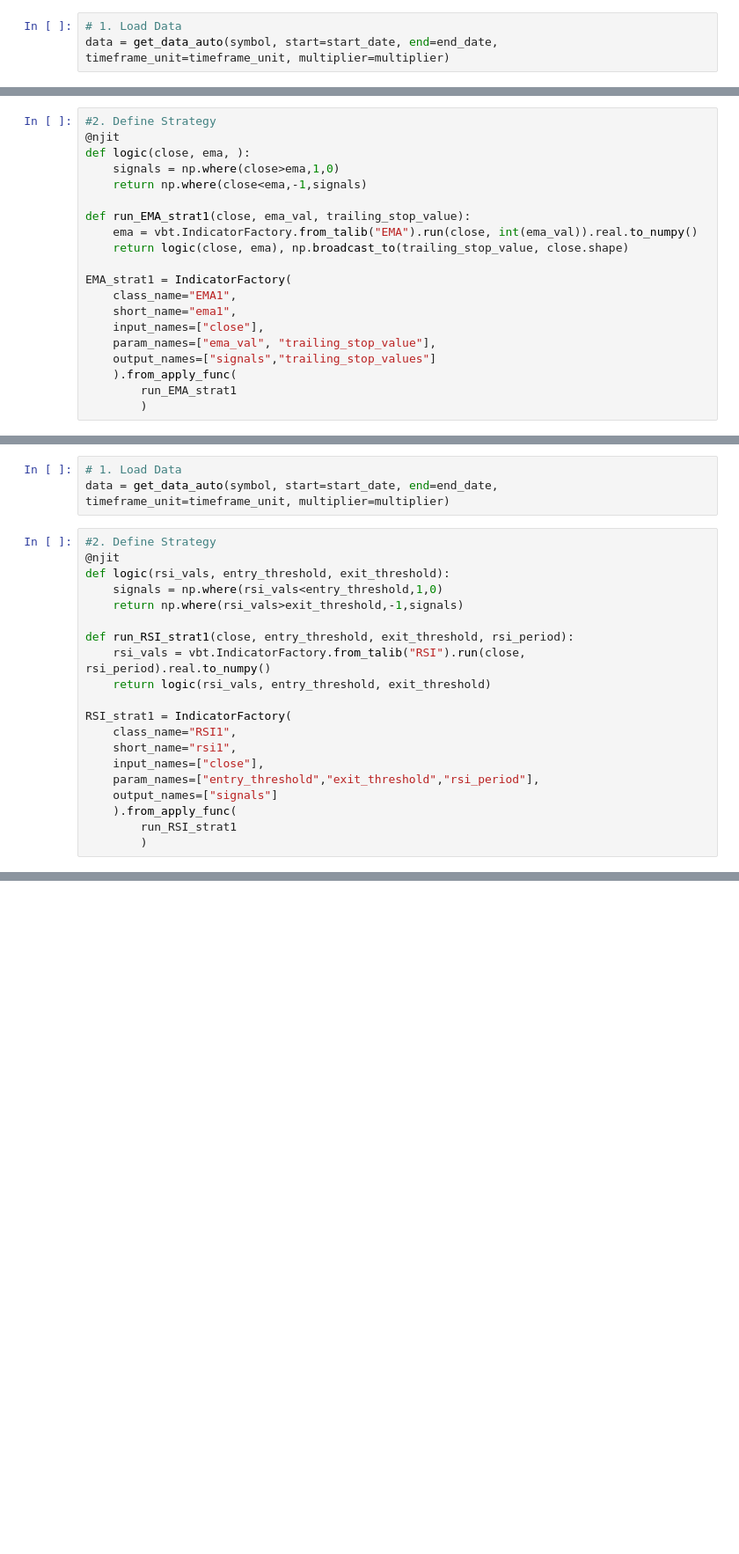
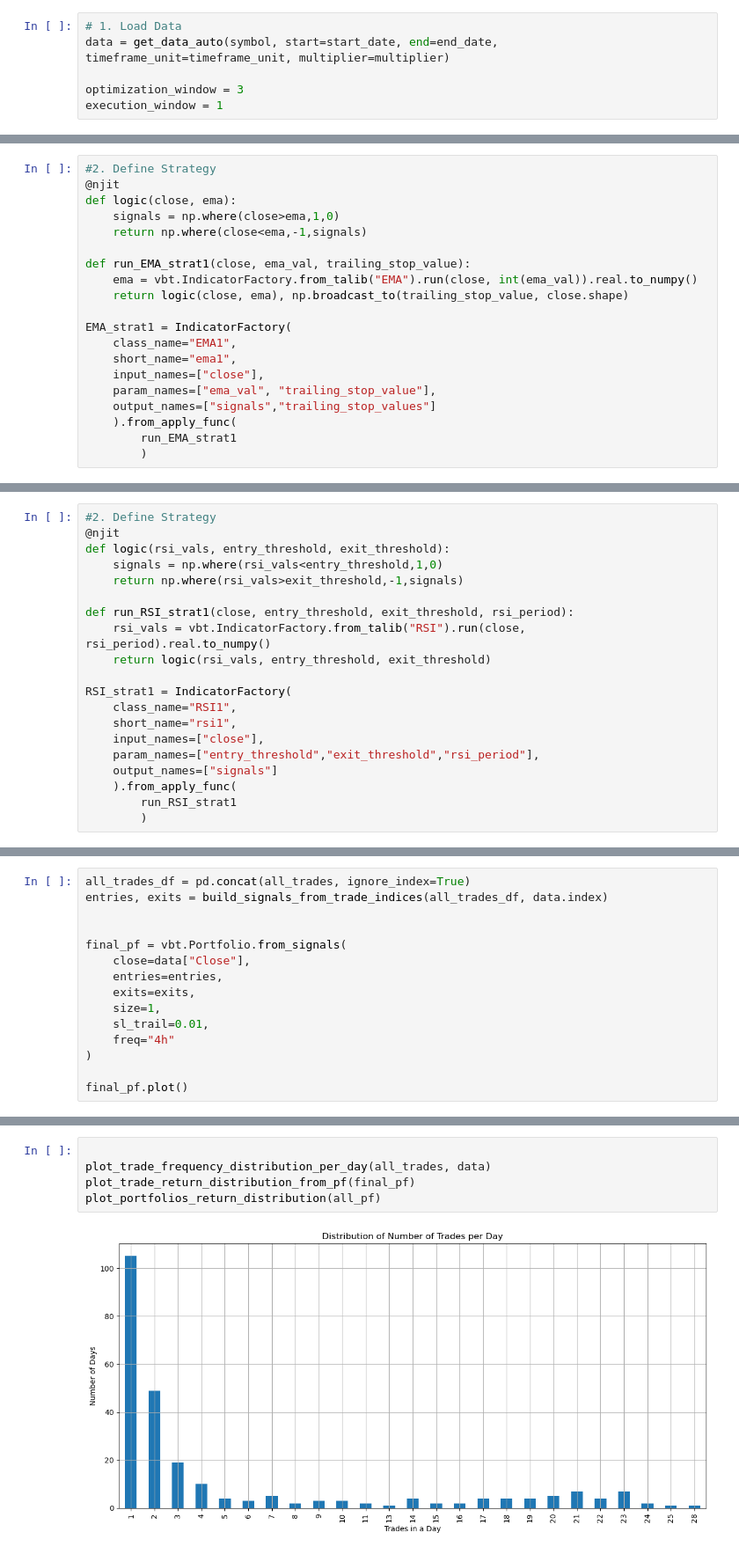
Before and after one commit to Code-For-3/Trading-for-Dummies, a Jupyter notebook: Promise this is final one/Test on NVidia & ema.ipynb, the cells around one changed output, grey strips where cells are left out. Shown at 88% size. Cells and saved outputs as stored; diff of their text form; blank space fills up the shorter version.

```diff
--- a/Promise this is final one/Test on NVidia & ema.ipynb
+++ b/Promise this is final one/Test on NVidia & ema.ipynb
@@ -39,3 +31,6 @@ trailing_stop_values = np.arange(0.01, 0.1, 0.01)
 # %%
 # 1. Load Data
 data = get_data_auto(symbol, start=start_date, end=end_date, timeframe_unit=timeframe_unit, multiplier=multiplier)
+
+optimization_window = 3
+execution_window = 1
@@ -42,7 +42,7 @@ data = get_data_auto(symbol, start=start_date, end=end_date, timeframe_unit=time
 # %%
 #2. Define Strategy
 @njit
-def logic(close, ema, ):
+def logic(close, ema):
     signals = np.where(close>ema,1,0)
     return np.where(close<ema,-1,signals)
 
@@ -204,9 +164,6 @@ multiplier = 1
 entry_thresholds = np.arange(5,40,5)
 exit_thresholds = np.arange (60,95,5)
 rsi_periods = np.arange (7, 98, 7)
-# %%
-# 1. Load Data
-data = get_data_auto(symbol, start=start_date, end=end_date, timeframe_unit=timeframe_unit, multiplier=multiplier)
 # %%
 #2. Define Strategy
 @njit
@@ -360,0 +280,15 @@ plt.show()
+# %%
+all_trades_df = pd.concat(all_trades, ignore_index=True)
+entries, exits = build_signals_from_trade_indices(all_trades_df, data.index)
+
+
+final_pf = vbt.Portfolio.from_signals(
+    close=data["Close"],
+    entries=entries,
+    exits=exits,
+    size=1,
+    sl_trail=0.01,
+    freq="4h"
+)
+
+final_pf.plot()
@@ -360,0 +313,7 @@ plt.show()
+# %%
+
+plot_trade_frequency_distribution_per_day(all_trades, data)
+plot_trade_return_distribution_from_pf(final_pf)
+plot_portfolios_return_distribution(all_pf)
+# %% [output]
+[figure, added]
```
Also changed, not shown: parts of 20 cells of this notebook.
